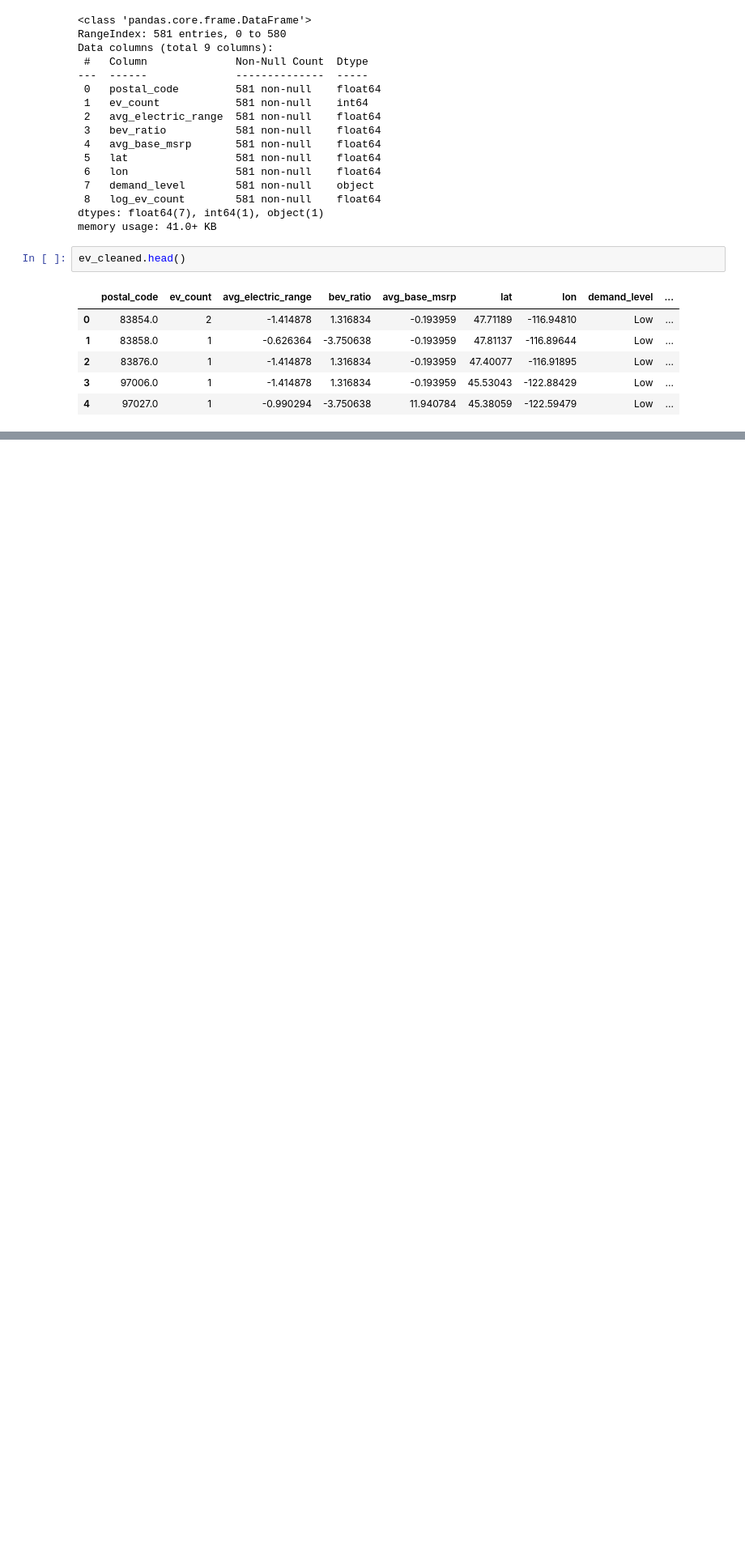
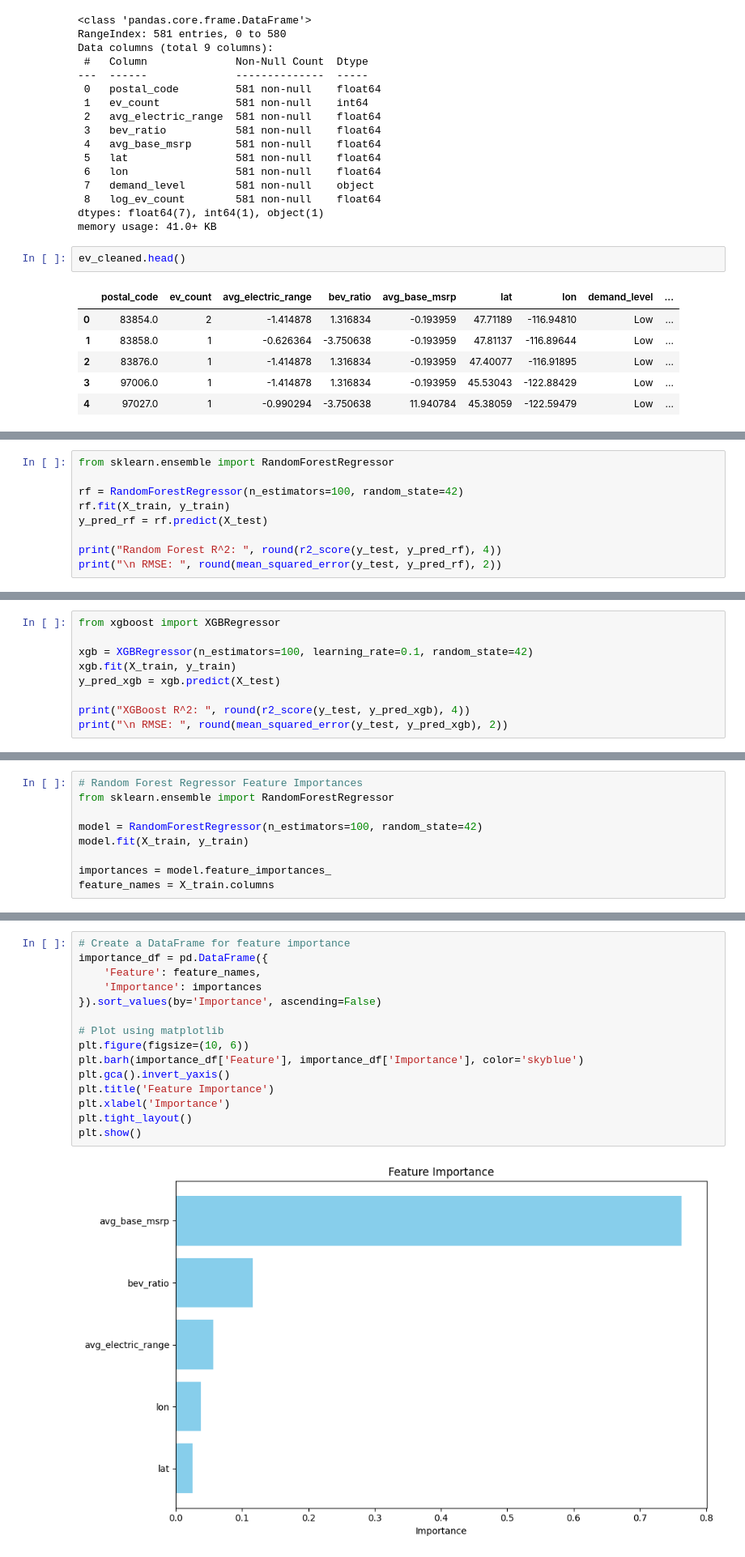
Before and after one commit to sowmyamaddali/ev-market-size-case-study, a Jupyter notebook: notebooks/ev_population_modeling_regression.ipynb, the cells around one changed output, grey strips where cells are left out. Shown at 81% size. Saved outputs shown, nothing was run; the diff lists cells and outputs as text; blank space fills up the shorter version.

Commit message:
Concluded the regression models

```diff
--- a/notebooks/ev_population_modeling_regression.ipynb
+++ b/notebooks/ev_population_modeling_regression.ipynb
@@ -32,0 +80,9 @@ ev_cleaned.head()
+# %%
+from sklearn.ensemble import RandomForestRegressor
+
+rf = RandomForestRegressor(n_estimators=100, random_state=42)
+rf.fit(X_train, y_train)
+y_pred_rf = rf.predict(X_test)
+
+print("Random Forest R^2: ", round(r2_score(y_test, y_pred_rf), 4))
+print("\n RMSE: ", round(mean_squared_error(y_test, y_pred_rf), 2))
@@ -32,0 +97,9 @@ ev_cleaned.head()
+# %%
+from xgboost import XGBRegressor
+
+xgb = XGBRegressor(n_estimators=100, learning_rate=0.1, random_state=42)
+xgb.fit(X_train, y_train)
+y_pred_xgb = xgb.predict(X_test)
+
+print("XGBoost R^2: ", round(r2_score(y_test, y_pred_xgb), 4))
+print("\n RMSE: ", round(mean_squared_error(y_test, y_pred_xgb), 2))
@@ -32,0 +141,9 @@ ev_cleaned.head()
+# %%
+# Random Forest Regressor Feature Importances
+from sklearn.ensemble import RandomForestRegressor
+
+model = RandomForestRegressor(n_estimators=100, random_state=42)
+model.fit(X_train, y_train)
+
+importances = model.feature_importances_
+feature_names = X_train.columns
@@ -32,0 +152,17 @@ ev_cleaned.head()
+# %%
+# Create a DataFrame for feature importance
+importance_df = pd.DataFrame({
+    'Feature': feature_names,
+    'Importance': importances
+}).sort_values(by='Importance', ascending=False)
+
+# Plot using matplotlib
+plt.figure(figsize=(10, 6))
+plt.barh(importance_df['Feature'], importance_df['Importance'], color='skyblue')
+plt.gca().invert_yaxis()
+plt.title('Feature Importance')
+plt.xlabel('Importance')
+plt.tight_layout()
+plt.show()
+# %% [output]
+[figure, added]
```
Also changed, not shown: parts of 24 cells of this notebook.
